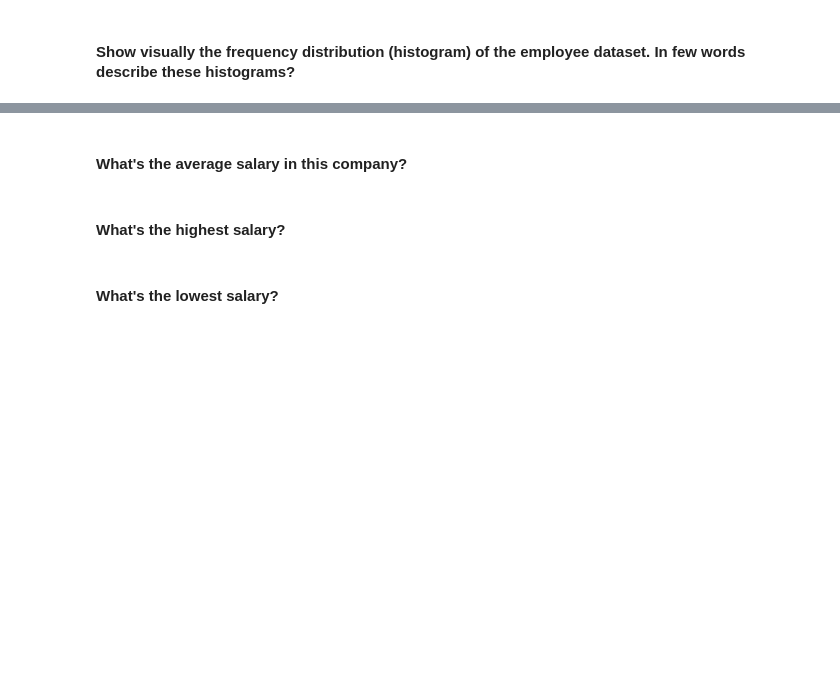
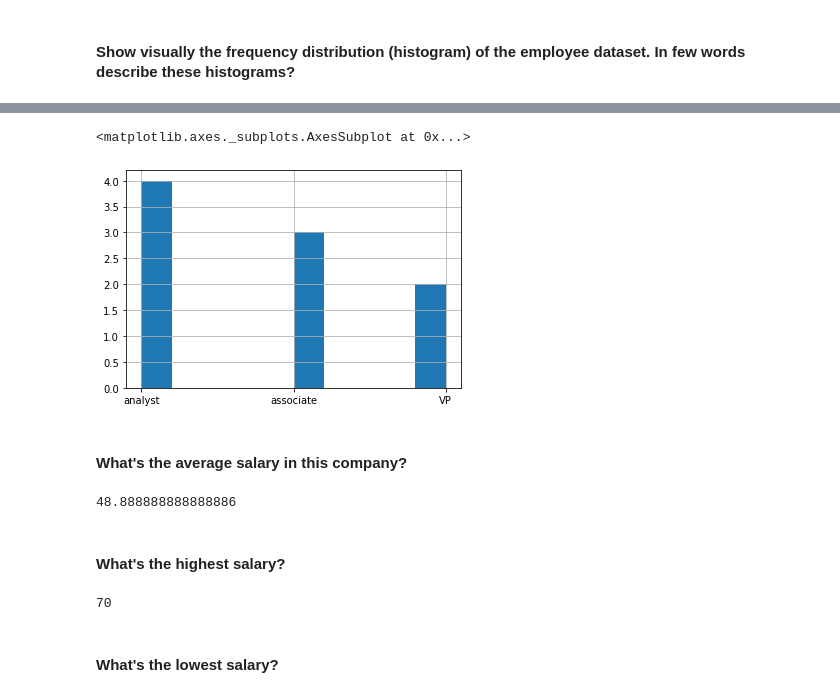
Before and after one commit to ta-datapt-bcn/lab-subsetting-and-descriptive-stats, a Jupyter notebook: your-code/main.ipynb, the cells around one changed output, grey strips where cells are left out. Saved outputs shown, nothing was run; the diff lists cells and outputs as text; code cells hidden in the pictures; blank space fills up the shorter version.

```diff
--- a/your-code/main.ipynb
+++ b/your-code/main.ipynb
@@ -71,11 +204,22 @@
+# %%
+employee['Title'].hist()
+# %% [output]
+<matplotlib.axes._subplots.AxesSubplot at 0x...>
+[figure, added]
 # %% [markdown]
 #### What's the average salary in this company?
 # %%
 # your answer here
+employee['Salary'].mean()
+# %% [output]
+48.888888888888886
 # %% [markdown]
 #### What's the highest salary?
 # %%
 # your answer here
+employee['Salary'].max()
+# %% [output]
+70
 # %% [markdown]
 #### What's the lowest salary?
 # %%
```
Also changed, not shown: parts of 63 cells of this notebook.
